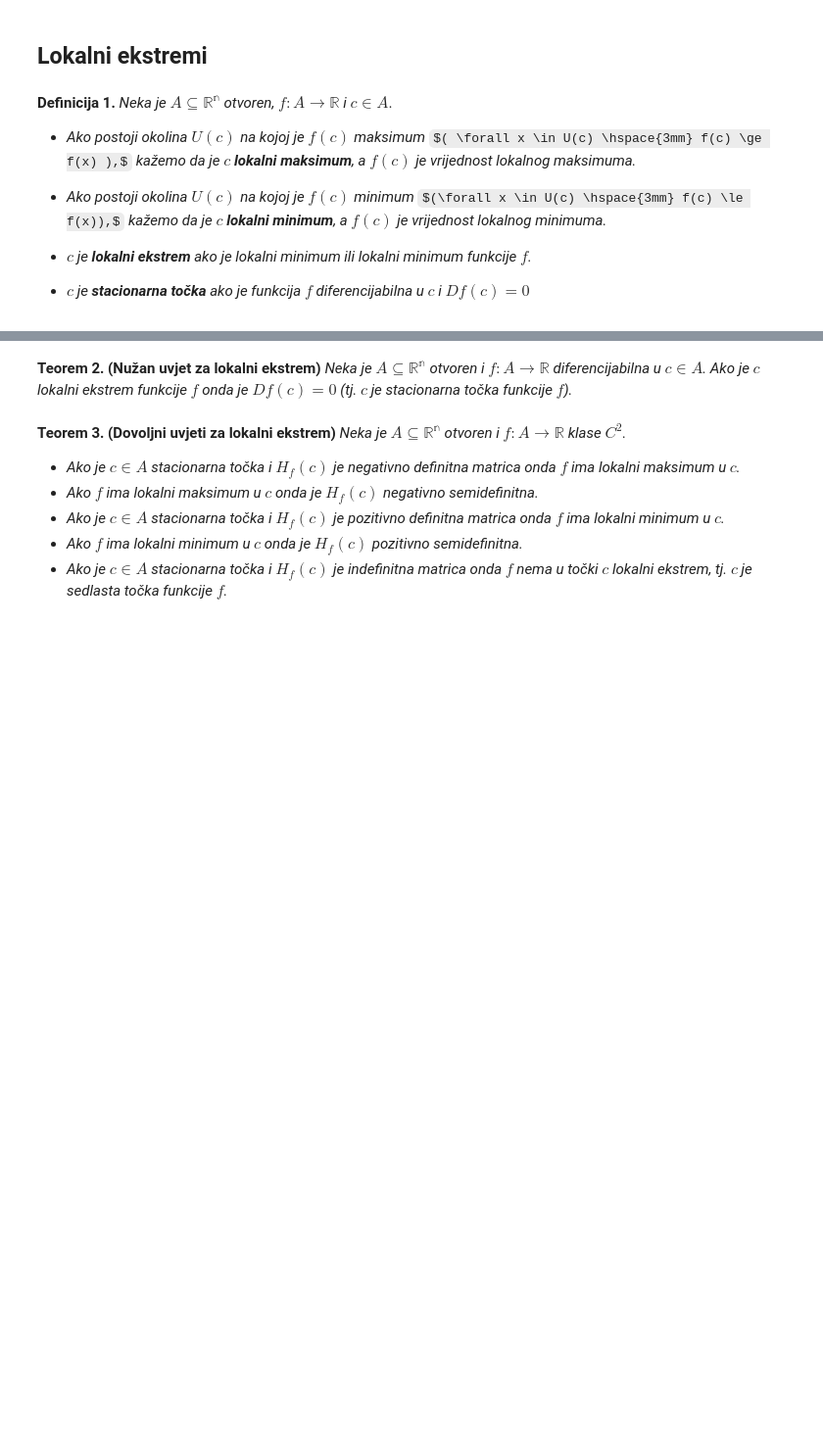
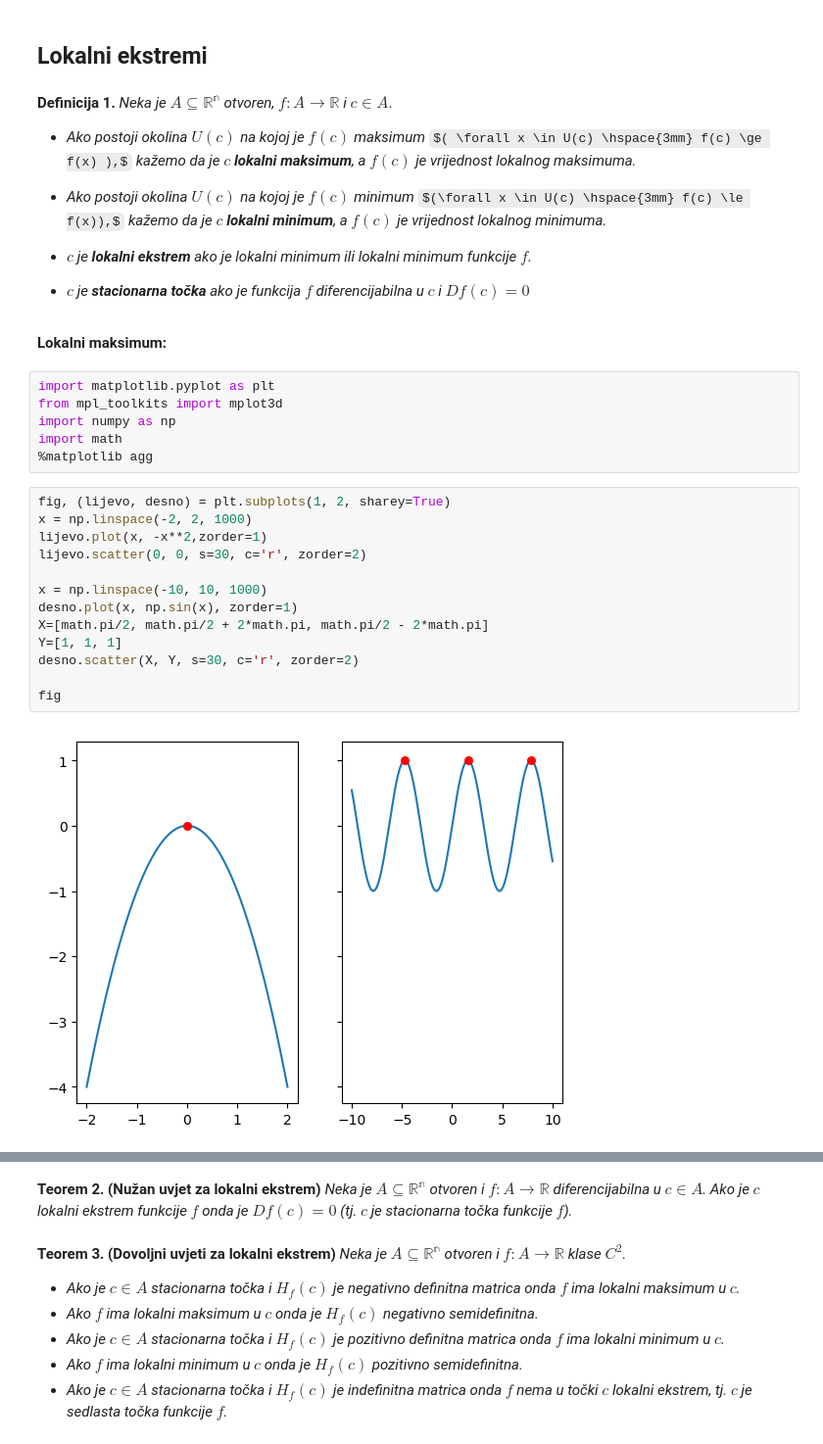
Before and after one commit to valental/MS, a Jupyter notebook: ekstremi_funkcija.ipynb, the cells around one changed output, grey strips where cells are left out. Shown at 98% size. Drawn from its saved outputs; the diff is of its cells as text; some formulas as TeX source; blank space fills up the shorter version.

```diff
--- a/ekstremi_funkcija.ipynb
+++ b/ekstremi_funkcija.ipynb
@@ -13,3 +13,26 @@ _kažemo da je $c$ **lokalni minimum**, a $f(c)$ je vrijednost lokalnog minimuma
 - _$c$ je **lokalni ekstrem** ako je lokalni minimum ili lokalni minimum funkcije $f$._
 
 - _$c$ je **stacionarna točka** ako je funkcija $f$ diferencijabilna u $c$ i $Df(c) = 0$_
+# %% [markdown]
+**Lokalni maksimum:**
+# %%
+import matplotlib.pyplot as plt
+from mpl_toolkits import mplot3d
+import numpy as np
+import math
+%matplotlib agg
+# %%
+fig, (lijevo, desno) = plt.subplots(1, 2, sharey=True)
+x = np.linspace(-2, 2, 1000)
+lijevo.plot(x, -x**2,zorder=1)
+lijevo.scatter(0, 0, s=30, c='r', zorder=2)
+
+x = np.linspace(-10, 10, 1000)
+desno.plot(x, np.sin(x), zorder=1)
+X=[math.pi/2, math.pi/2 + 2*math.pi, math.pi/2 - 2*math.pi]
+Y=[1, 1, 1]
+desno.scatter(X, Y, s=30, c='r', zorder=2)
+
+fig
+# %% [output]
+[figure, added]
```
Also changed, not shown: parts of 45 cells of this notebook.
